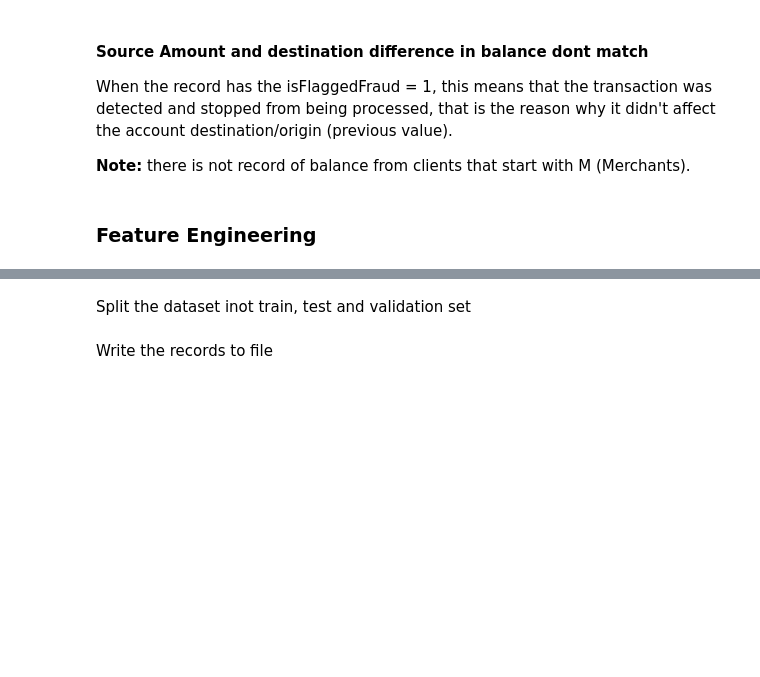
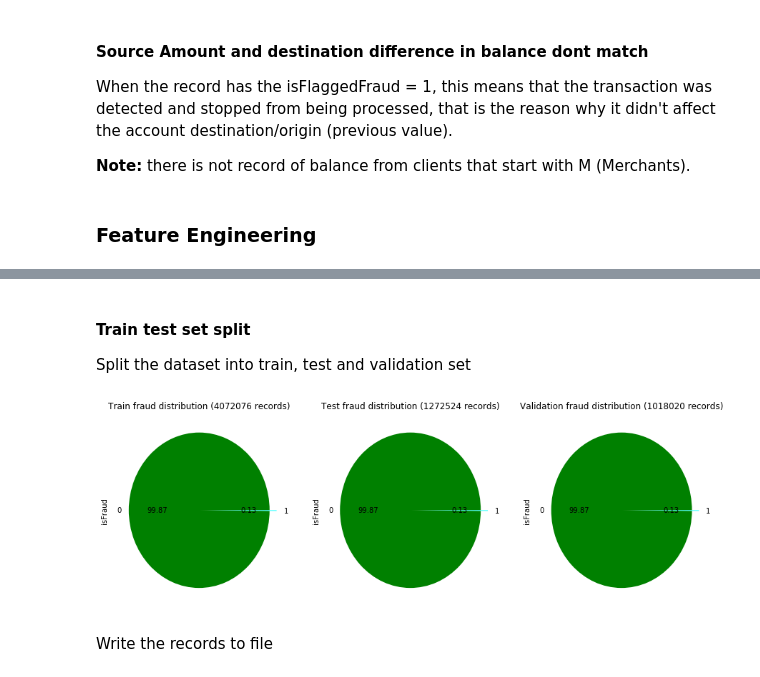
Before and after one commit to elangovana/PaySim-Synthetic-Dataset-Fraud-Detection, a Jupyter notebook: PaySim Synthetic Dataset Fraud Detection.ipynb, the cells around one changed output, grey strips where cells are left out. Cells and saved outputs as stored; diff of their text form; code cells hidden in the pictures; blank space fills up the shorter version.

```diff
--- a/PaySim Synthetic Dataset Fraud Detection.ipynb
+++ b/PaySim Synthetic Dataset Fraud Detection.ipynb
@@ -135,8 +202,8 @@ data_clean = data_clean.drop(["newbalanceOrig", "newbalanceDest", "isFlaggedFrau
 # %%
-#Add new features
+data_clean["isMerchantTransOrig"] = data_clean["nameOrig"].str.startswith('M').astype(int)
+data_clean["isMerchantTransDest"] = data_clean["nameDest"].str.startswith('M').astype(int)
 
-#data["destAmount"]=data["oldbalanceDest"] - data["newbalanceDest"]
-data_clean["isMerchantTrans"] = data_clean["nameOrig"].str.startswith('M').astype(int) |  data_clean["nameDest"].str.startswith('M').astype(int)
+data_clean["isMerchantTrans"] = data_clean["isMerchantTransOrig"] |  data_clean["isMerchantTransDest"]
 # %%
 fig, ax = plt.subplots( 1,2, figsize=(15,5))
 
@@ -167,11 +254,8 @@ data_clean.head(n=5)
 # %% [markdown]
-Split the dataset inot train, test and validation set
+#### Train test set split
+Split the dataset into train, test and validation set
 # %%
 from sklearn.model_selection import train_test_split, learning_curve
 
-
-train_val, test = train_test_split(data_clean, test_size = 0.2, \
-                                                random_state = 777)
-
-train, validation = train_test_split(train_val, test_size = 0.2, \
-                                                random_state = 777)
+train_val, test = train_test_split(data_clean, test_size = 0.2, random_state = 777)
+train, validation = train_test_split(train_val, test_size = 0.2, random_state = 777)
@@ -193,3 +262,18 @@ plt.tight_layout()
+# %%
+fig, ax = plt.subplots( 1,3, figsize=(15,5))
+
+train.isFraud.value_counts().plot.pie(autopct='%.2f', ax = ax[0], colors=["green","cyan"], explode=[0,.1])
+ax[0].set_title('Train fraud distribution ({} records)'.format(train.shape[0]))
+
+test.isFraud.value_counts().plot.pie(autopct='%.2f', ax = ax[1], colors=["green","cyan"], explode=[0,.1])
+ax[1].set_title('Test fraud distribution ({} records)'.format(test.shape[0]))
+
+validation.isFraud.value_counts().plot.pie(autopct='%.2f', ax = ax[2], colors=["green","cyan"], explode=[0,.1])
+ax[2].set_title('Validation fraud distribution ({} records)'.format(validation.shape[0]))
+
+plt.show()
+# %% [output]
+[figure, added]
 # %%
 trainfile="train_paysim.csv"
 testfile="test_paysim.csv"
```
Also changed, not shown: parts of 40 cells of this notebook.
